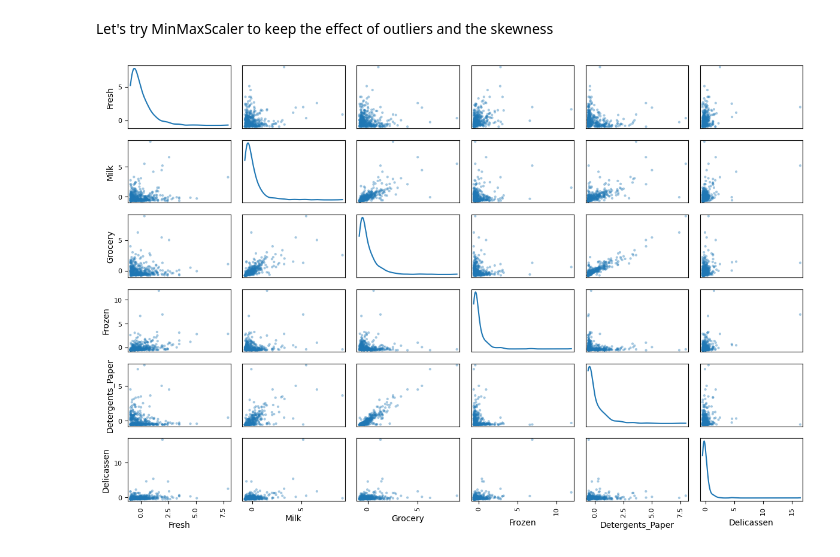
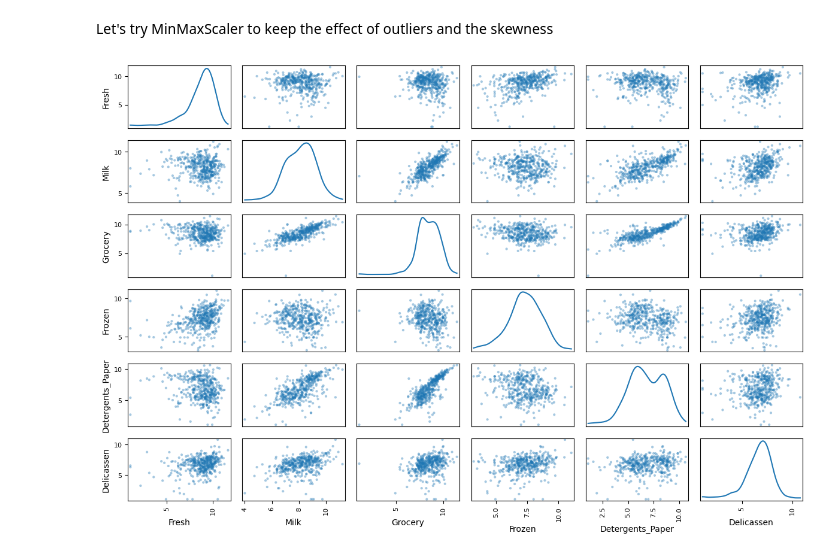
Before and after one commit to emonteiro27/wholesale_customers, a Jupyter notebook: wholesale_customers.ipynb, the cells around one changed output. Cells and saved outputs as stored; diff of their text form; code cells hidden in the pictures.

Commit message:
Log transformation normalized the distribution

```diff
--- a/wholesale_customers.ipynb
+++ b/wholesale_customers.ipynb
@@ -189,15 +189,11 @@ Let's try MinMaxScaler to keep the effect of outliers and the skewness
 # %%
 from sklearn.preprocessing import StandardScaler
 
-scaler = StandardScaler()
+df_log = np.log(df_sales)
 
-scaler.fit(df_sales)
-
-df_sales_scaled = scaler.transform(df_sales)
-
-df_sales_scaled = pd.DataFrame(df_sales_scaled, columns=df_sales.columns)
+df_log = pd.DataFrame(df_log, columns=df_sales.columns)
 # %%
-pd.plotting.scatter_matrix(df_sales_scaled, alpha=0.4, figsize=(12,8), diagonal='kde')
+pd.plotting.scatter_matrix(df_log, alpha=0.4, figsize=(12,8), diagonal='kde')
 plt.tight_layout()
 # %% [output]
-[figure, old version]
+[figure, new version]
```
